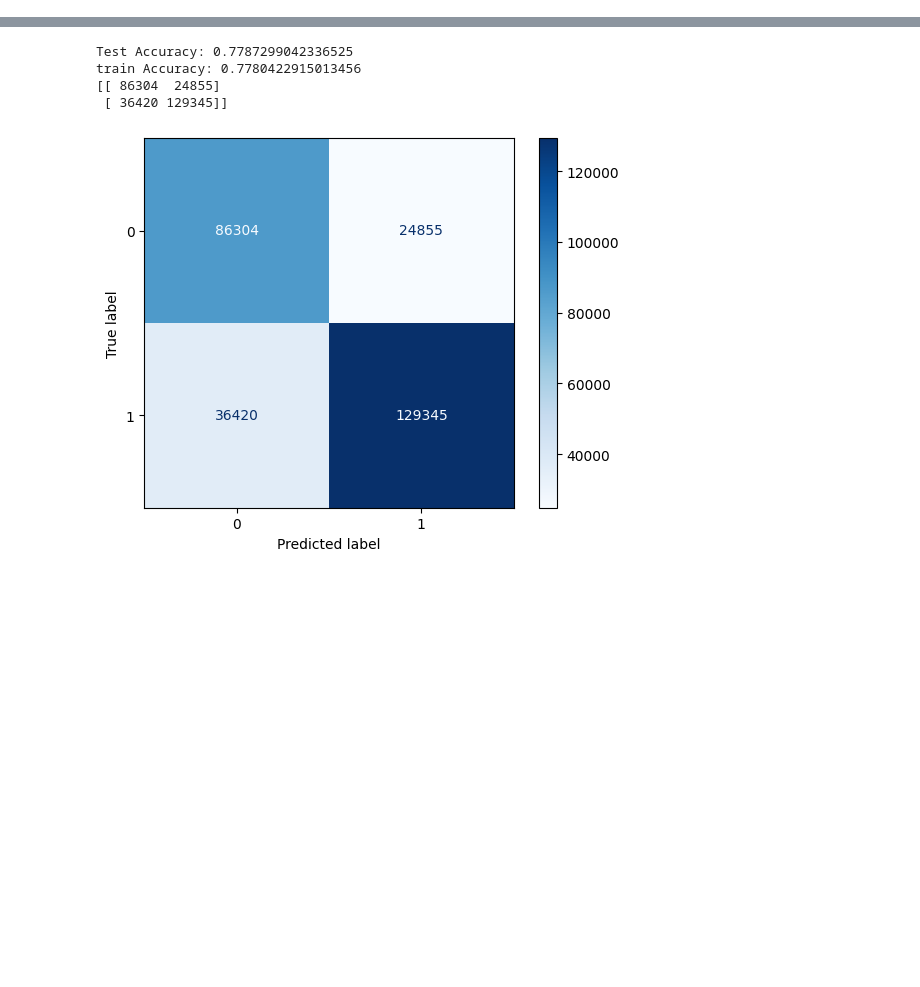
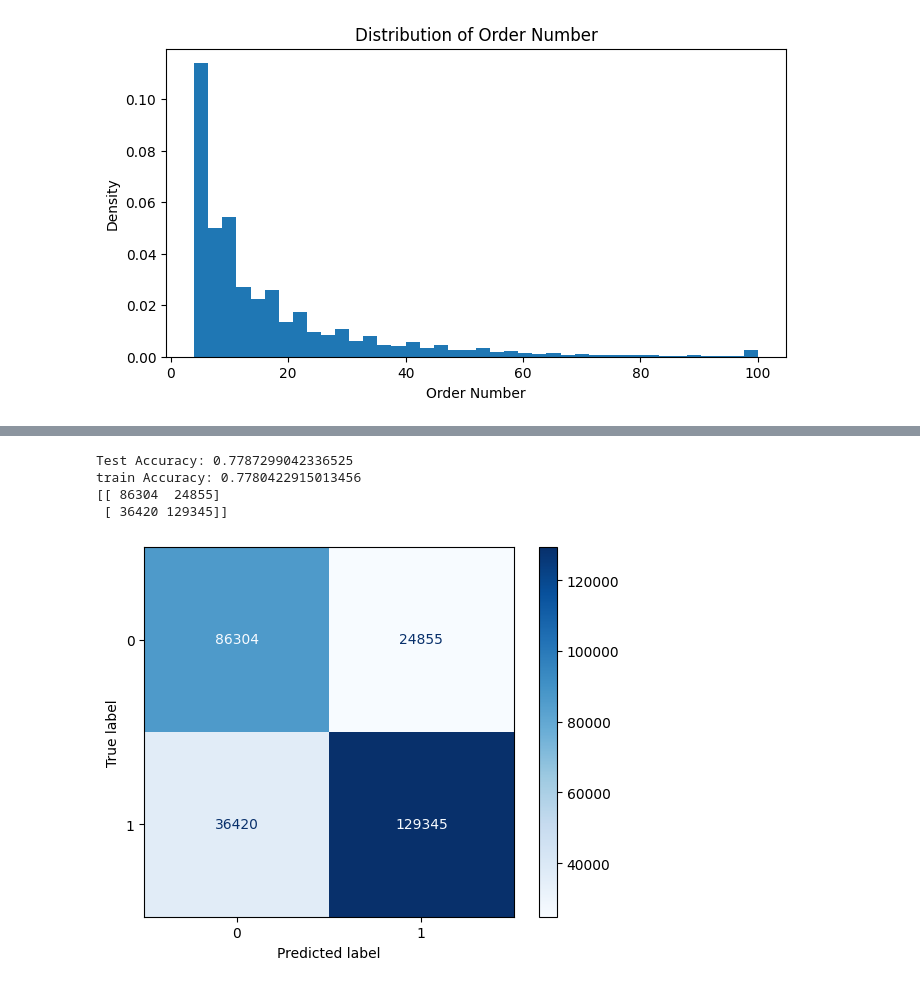
Before and after one commit to sarakhaderkoko1233-wq/ML-project, a Jupyter notebook: project.ipynb, the cells around one changed output, grey strips where cells are left out. Saved outputs shown, nothing was run; the diff lists cells and outputs as text; code cells hidden in the pictures; blank space fills up the shorter version.

```diff
--- a/project.ipynb
+++ b/project.ipynb
@@ -247,0 +3,18 @@ X_train, X_test, y_train, y_test = train_test_split(X , y, test_size=0.2, strati
+# %%
+import pandas as pd
+import numpy as np
+import matplotlib.pyplot as plt
+from sklearn.model_selection import train_test_split
+from sklearn.preprocessing import StandardScaler
+from sklearn.preprocessing import OrdinalEncoder,LabelEncoder,OneHotEncoder
+from sklearn.linear_model import LogisticRegression
+from sklearn.metrics import accuracy_score, confusion_matrix
+from sklearn.compose import ColumnTransformer
+
+import seaborn as sns
+aisles=pd.read_csv('/content/aisles.csv')
+departments=pd.read_csv('/content/departments.csv')
+prior=pd.read_csv('/content/order_products__prior.csv')
+train=pd.read_csv('/content/order_products__train.csv')
+orders = pd.read_csv('/content/orders.csv')
+products=pd.read_csv('/content/products.csv')
@@ -247,0 +75,6 @@ X_train, X_test, y_train, y_test = train_test_split(X , y, test_size=0.2, strati
+# %%
+#merging
+data = train.merge(orders,on="order_id",how="left")
+data = data.merge(products,on="product_id",how="left")
+data = data.merge(aisles,on="aisle_id",how="left")
+data = data.merge(departments,on="department_id",how="left")
@@ -247,0 +90,10 @@ X_train, X_test, y_train, y_test = train_test_split(X , y, test_size=0.2, strati
+# %%
+#Most customers have a low number of orders, with a long tail representing highly loyal users
+plt.figure(figsize=(8,4))
+plt.hist(data['order_number'], bins=40, density=True)
+plt.title('Distribution of Order Number')
+plt.xlabel('Order Number')
+plt.ylabel('Density')
+plt.show()
+# %% [output]
+[figure, added]
```
Also changed, not shown: parts of 44 cells of this notebook.
